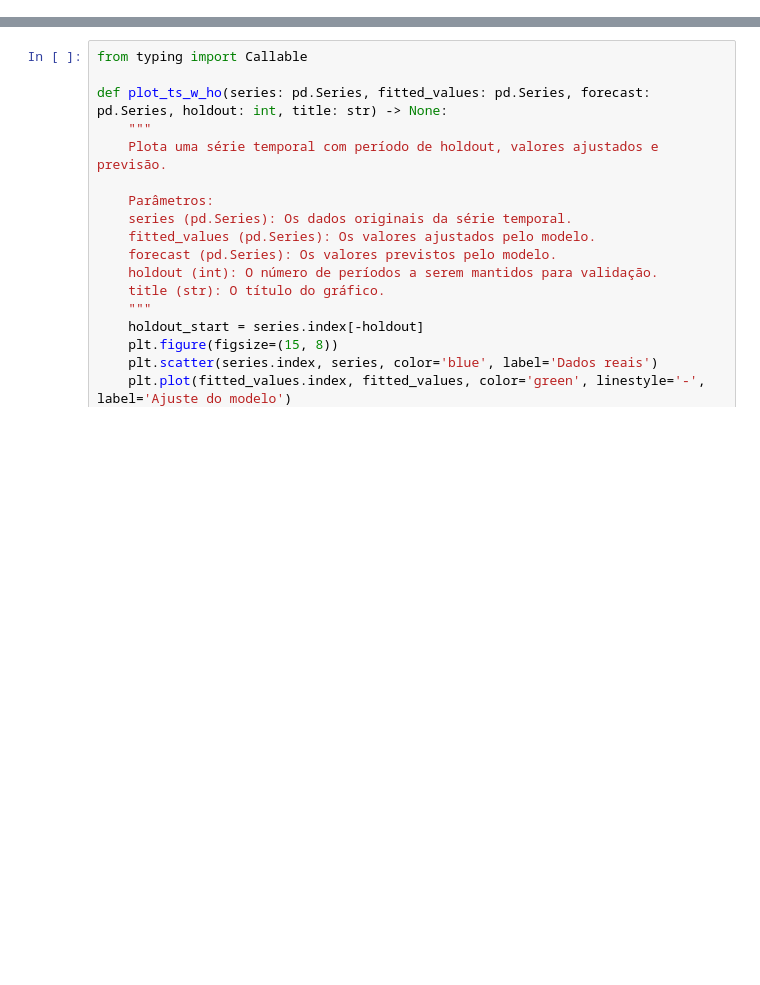
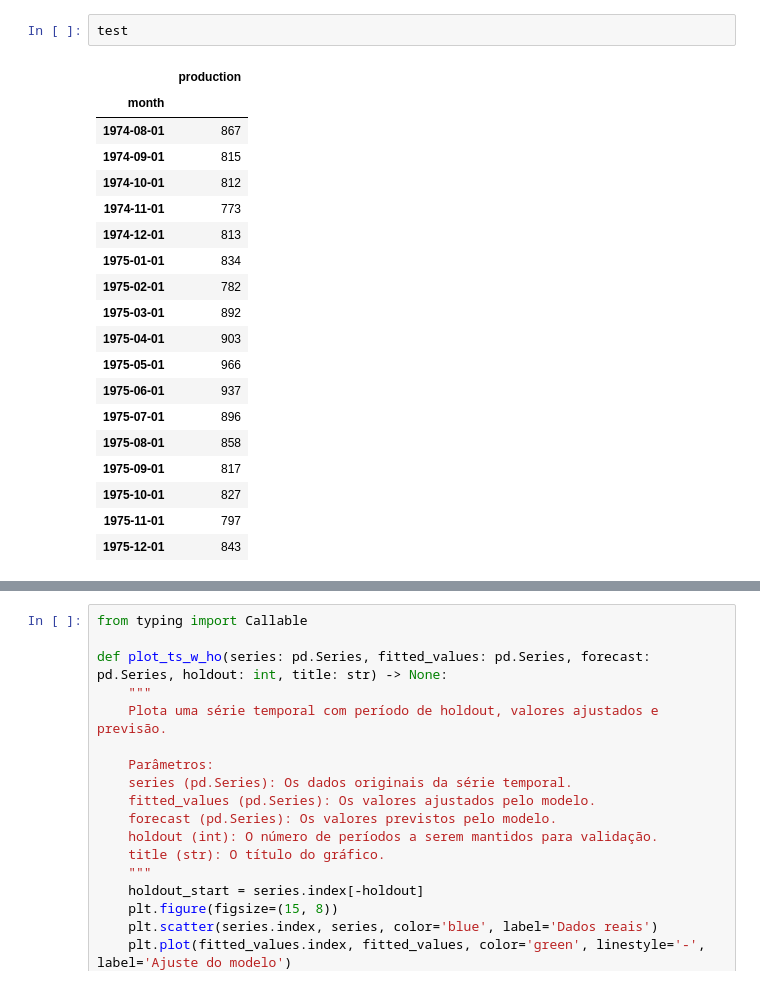
Before and after one commit to danielrferreira/classes, a Jupyter notebook: ASN/Séries Temporais/preparacao/Aula 8.ipynb, the cells around one changed output, grey strips where cells are left out. Cells and saved outputs as stored; diff of their text form; blank space fills up the shorter version.

```diff
--- a/ASN/Séries Temporais/preparacao/Aula 8.ipynb
+++ b/ASN/Séries Temporais/preparacao/Aula 8.ipynb
@@ -13,0 +43,22 @@ from statsmodels.tsa.holtwinters import SimpleExpSmoothing
+# %%
+test
+# %% [output]
+|  | production |
+| month |  |
+| 1974-08-01 | 867 |
+| 1974-09-01 | 815 |
+| 1974-10-01 | 812 |
+| 1974-11-01 | 773 |
+| 1974-12-01 | 813 |
+| 1975-01-01 | 834 |
+| 1975-02-01 | 782 |
+| 1975-03-01 | 892 |
+| 1975-04-01 | 903 |
+| 1975-05-01 | 966 |
+| 1975-06-01 | 937 |
+| 1975-07-01 | 896 |
+| 1975-08-01 | 858 |
+| 1975-09-01 | 817 |
+| 1975-10-01 | 827 |
+| 1975-11-01 | 797 |
+| 1975-12-01 | 843 |
```
Also changed, not shown: parts of 10 cells of this notebook.
